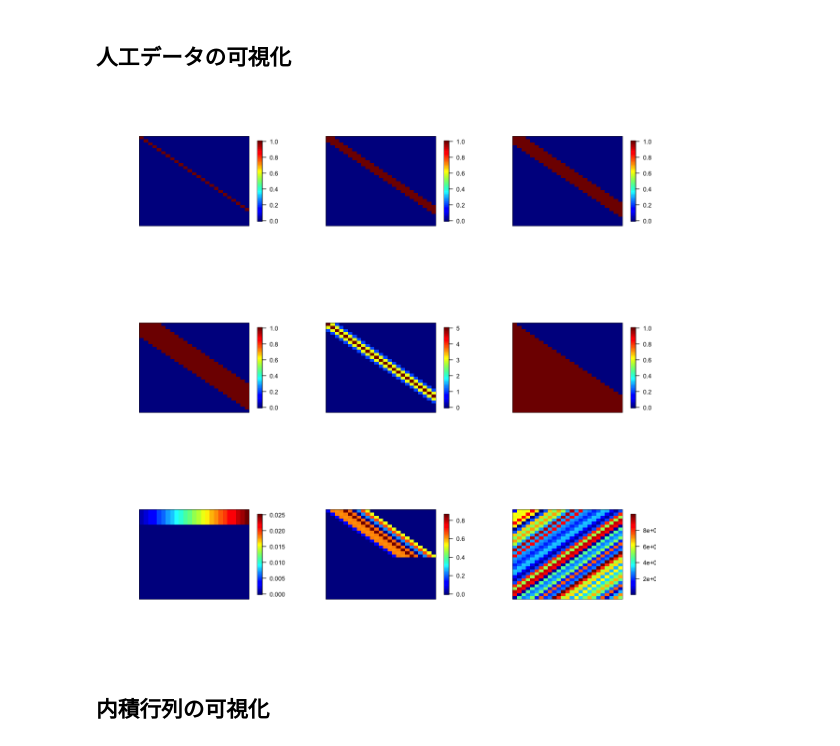
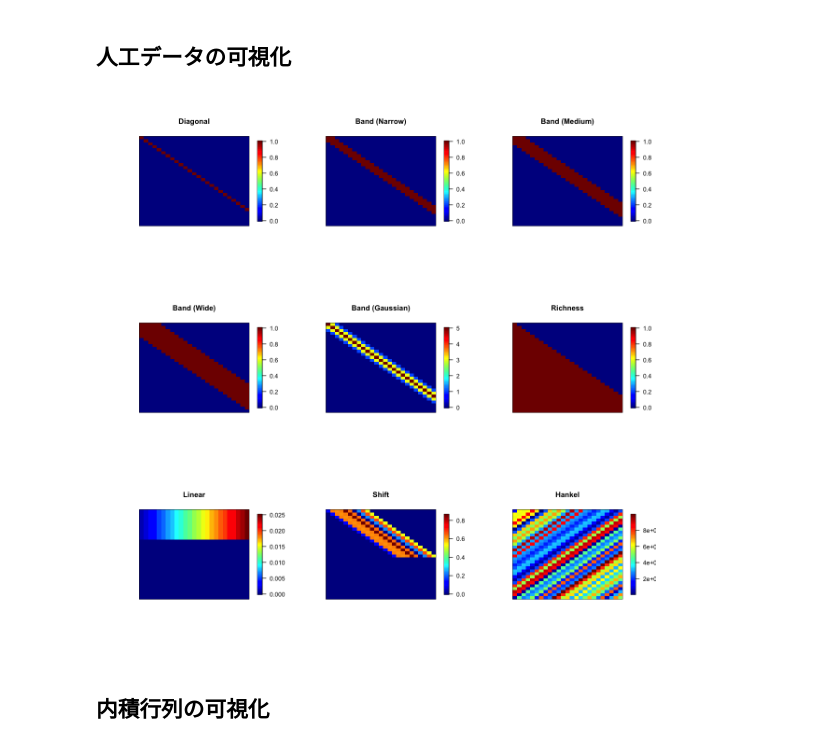
Before and after one commit to kokitsuyuzaki/sequential-experiments, a Jupyter notebook: sequencial_short.ipynb, the cells around one changed output. Cells and saved outputs as stored; diff of their text form; code cells hidden in the pictures.

```diff
--- a/sequencial_short.ipynb
+++ b/sequencial_short.ipynb
@@ -40,9 +40,9 @@ seq_color <- function(n){
 	smoothPalette(-seq_len(n), pal="RdBu")
 }
 
-image.plot2 <- function(x){
+image.plot2 <- function(x, ...){
 	x <- t(x)
-	image.plot(x[, ncol(x):1], xaxt="n", yaxt="n")
+	image.plot(x[, ncol(x):1], xaxt="n", yaxt="n", ...)
 }
 # %% [markdown]
 ## 人工データの作成
@@ -79,7 +79,7 @@ diag(data_richness) <- 1
 data_richness[lower.tri(data_richness)] <- 1
 
 data_linear <- matrix(0, nrow=30, ncol=25)
-data_linear[1:5, ] <- rep(1E-3*(1:ncol(data_linear)), each=5)
+data_linear[1:10, ] <- rep(1E-3*(1:ncol(data_linear)), each=10)
 
 set.seed(1234)
 data_seq <- runif(10)
@@ -98,17 +98,17 @@ data_hankel <- data_hankel[, 1:25]
 # %%
 layout(rbind(1:3, 4:6, 7:9))
 options(repr.plot.width = 10, repr.plot.height = 10)
-image.plot2(data_diagonal)
-image.plot2(data_band_narrow)
-image.plot2(data_band_medium)
-image.plot2(data_band_wide)
-image.plot2(data_band_gauss)
-image.plot2(data_richness)
-image.plot2(data_linear)
-image.plot2(data_shift)
-image.plot2(data_hankel)
+image.plot2(data_diagonal, main="Diagonal")
+image.plot2(data_band_narrow, main="Band (Narrow)")
+image.plot2(data_band_medium, main="Band (Medium)")
+image.plot2(data_band_wide, main="Band (Wide)")
+image.plot2(data_band_gauss, main="Band (Gaussian)")
+image.plot2(data_richness, main="Richness")
+image.plot2(data_linear, main="Linear")
+image.plot2(data_shift, main="Shift")
+image.plot2(data_hankel, main="Hankel")
 # %% [output]
-[figure, old version]
+[figure, new version]
 # %% [markdown]
 ## 内積行列の可視化
 # %%
```
Also changed, not shown: parts of 9 cells of this notebook, 1 other file.
